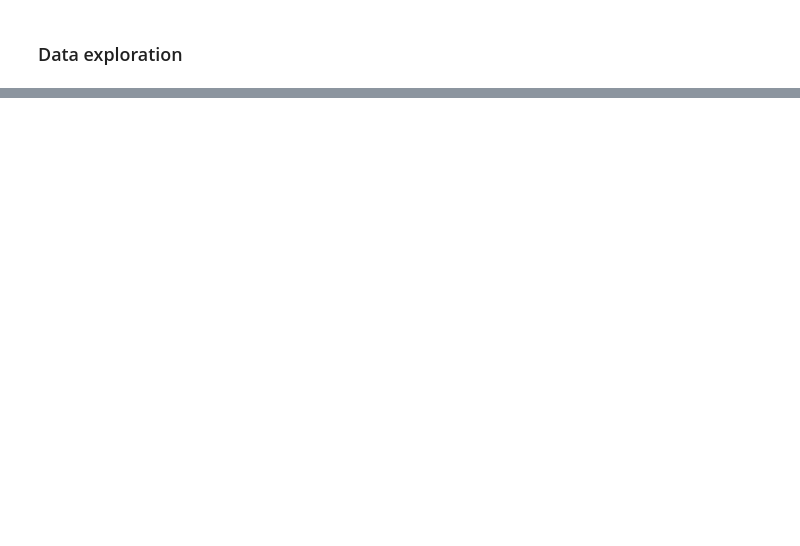
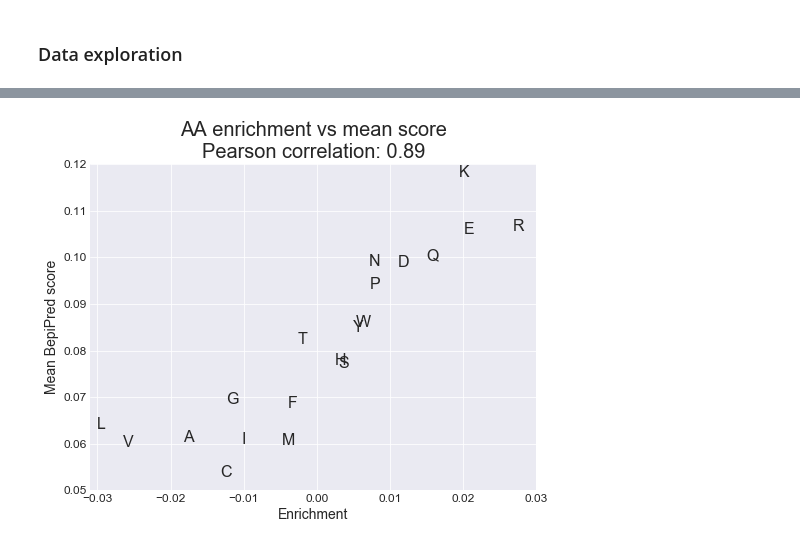
Before and after one commit to BirkirRey/BayesianBepipred, a Jupyter notebook: jakob_dennis/report_nissen_pohl.ipynb, the cells around one changed output, grey strips where cells are left out. Saved outputs shown, nothing was run; the diff lists cells and outputs as text; code cells hidden in the pictures; blank space fills up the shorter version.

```diff
--- a/jakob_dennis/report_nissen_pohl.ipynb
+++ b/jakob_dennis/report_nissen_pohl.ipynb
@@ -891,0 +256,21 @@ blabla
+# %%
+enrichments = list()
+for aa in range(1, 21):
+    epitope_freq = (standata['aa'][epmask] == aa).mean()
+    non_epitope_freq = (standata['aa'][~epmask] == aa).mean()
+    enrichment = epitope_freq - non_epitope_freq
+    enrichments.append(enrichment)
+
+mean_scores = [standata['scores'][standata['aa'] == i].mean() for i in range(1, 21)]
+plt.figure(figsize=(8, 6))
+
+for x, y, letter in zip(enrichments, mean_scores, "ACDEFGHIKLMNPQRSTVWY"):
+    plt.text(x, y, letter, fontsize=16)
+
+plt.xlim(-0.031, 0.03)
+plt.ylim(0.05, 0.12)
+correlation = np.corrcoef(enrichments, mean_scores)[0,1]
+setplot('AA enrichment vs mean score\nPearson correlation: {:.2f}'.format(correlation),
+        'Enrichment', 'Mean BepiPred score')
+# %% [output]
+[figure, added]
```
Also changed, not shown: parts of 125 cells of this notebook, 18 other files.
